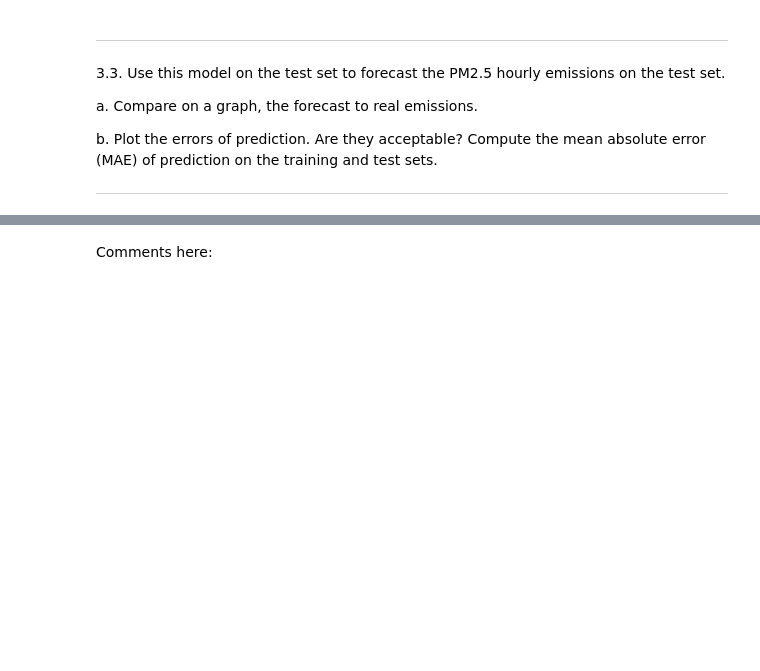
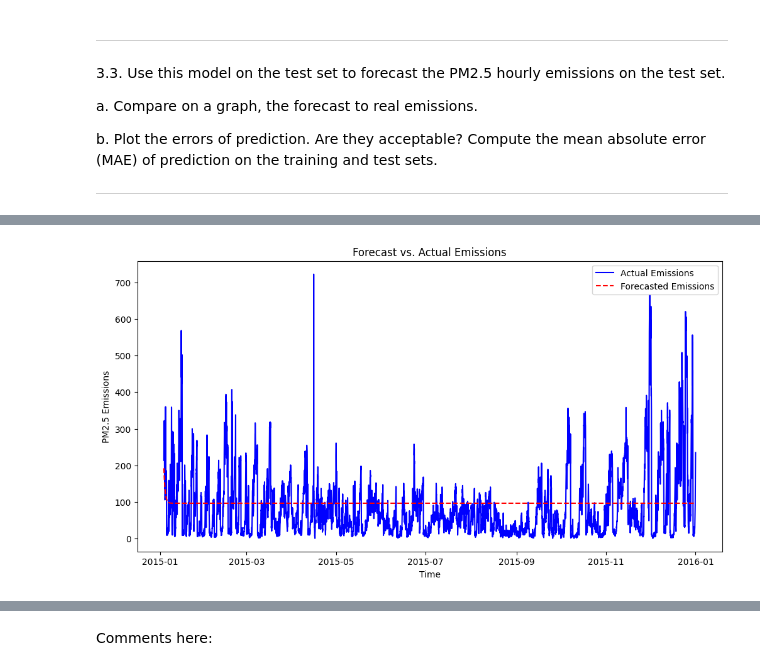
Before and after one commit to lurzullo/ht1, a Jupyter notebook: Hackathon 1.ipynb, the cells around one changed output, grey strips where cells are left out. Cells and saved outputs as stored; diff of their text form; code cells hidden in the pictures; blank space fills up the shorter version.

```diff
--- a/Hackathon 1.ipynb
+++ b/Hackathon 1.ipynb
@@ -524,0 +523,19 @@ The variable 'cbwd' is categorical. Convert it into dummy variables (0 or 1) wit
+# %%
+import statsmodels.api as sm
+import pandas as pd
+
+winterData = winterBeijing.dropna()
+
+# dummies
+
+winterDataDummies = pd.get_dummies(winterData, columns=['cbwd'], drop_first=True)
+
+# regression
+
+x = winterDataDummies[['DEWP', 'TEMP', 'HUMI', 'PRES', 'Iws', 'precipitation']]
+y = winterDataDummies['PM_US Post']
+
+x = sm.add_constant(x)
+
+model = sm.OLS(y, x).fit()
+print(model.summary())
@@ -558,0 +630,73 @@ b. Plot the errors of prediction. Are they acceptable? Compute the mean absolute
+# %%
+import pandas as pd
+import statsmodels.api as sm
+from statsmodels.tsa.ar_model import AutoReg
+import matplotlib.pyplot as plt
+from sklearn.metrics import mean_absolute_error
+
+
+# Création d'un nouvel index de date
+validation_data = val_data
+print(validation_data)
+
+# Compute MAE for training and test sets
+train_forecast = model_fit.predict(start=3, end=len(train_data))
+
+print("Indices of Train Forecast:")
+print(train_forecast)
+
+# Use model to forecast on the test set
+
+
+
+test_forecast = model_fit.predict(start=len(train_data), end=len(data)-1, dynamic=False)
+
+print(f"test datas : {test_forecast}")
+
+
+# Plot forecast vs. real emissions
+plt.figure(figsize=(12, 6))
+plt.plot(validation_data.index, validation_data, label='Actual Emissions', color='blue')
+plt.plot(validation_data.index, test_forecast, label='Forecasted Emissions', color='red', linestyle='--')
+plt.xlabel('Time')
+plt.ylabel('PM2.5 Emissions')
+plt.title('Forecast vs. Actual Emissions')
+plt.legend()
+plt.show()
+
+# Plot prediction errors
+
+temp = test_forecast
+k = len(train_data)
+for index, row in validation_data.iterrows():
+
+    temp[k] = row['PM_US Post'] - temp[k]
+    k += 1
+
+print("ERROR")
+print(temp)
+
+plt.figure(figsize=(12, 6))
+plt.plot(validation_data.index, temp, color='purple')
+plt.axhline(y=0, color='gray', linestyle='--')
+plt.xlabel('Time')
+plt.ylabel('Prediction Error')
+plt.title('Prediction Errors')
+plt.show()
+
+
+
+# deleting the NaN
+train_forecast = train_forecast.dropna()
+train_data_aligned = train_data.iloc[len(train_data) - len(train_forecast):]
+
+# Computing MAE
+
+mae_train = mean_absolute_error(train_data_aligned, train_forecast)
+validation_data_aligned = validation_data.dropna()
+test_forecast_aligned = test_forecast.dropna()
+mae_test = mean_absolute_error(validation_data_aligned, test_forecast_aligned)
+
+print(f"Mean Absolute Error (Training Set): {mae_train:.3f}")
+print(f"Mean Absolute Error (Test Set): {mae_test:.3f}")
+# %% [output]
@@ -558,0 +720 @@ b. Plot the errors of prediction. Are they acceptable? Compute the mean absolute
+[figure, added]
```
Also changed, not shown: parts of 8 cells of this notebook.
